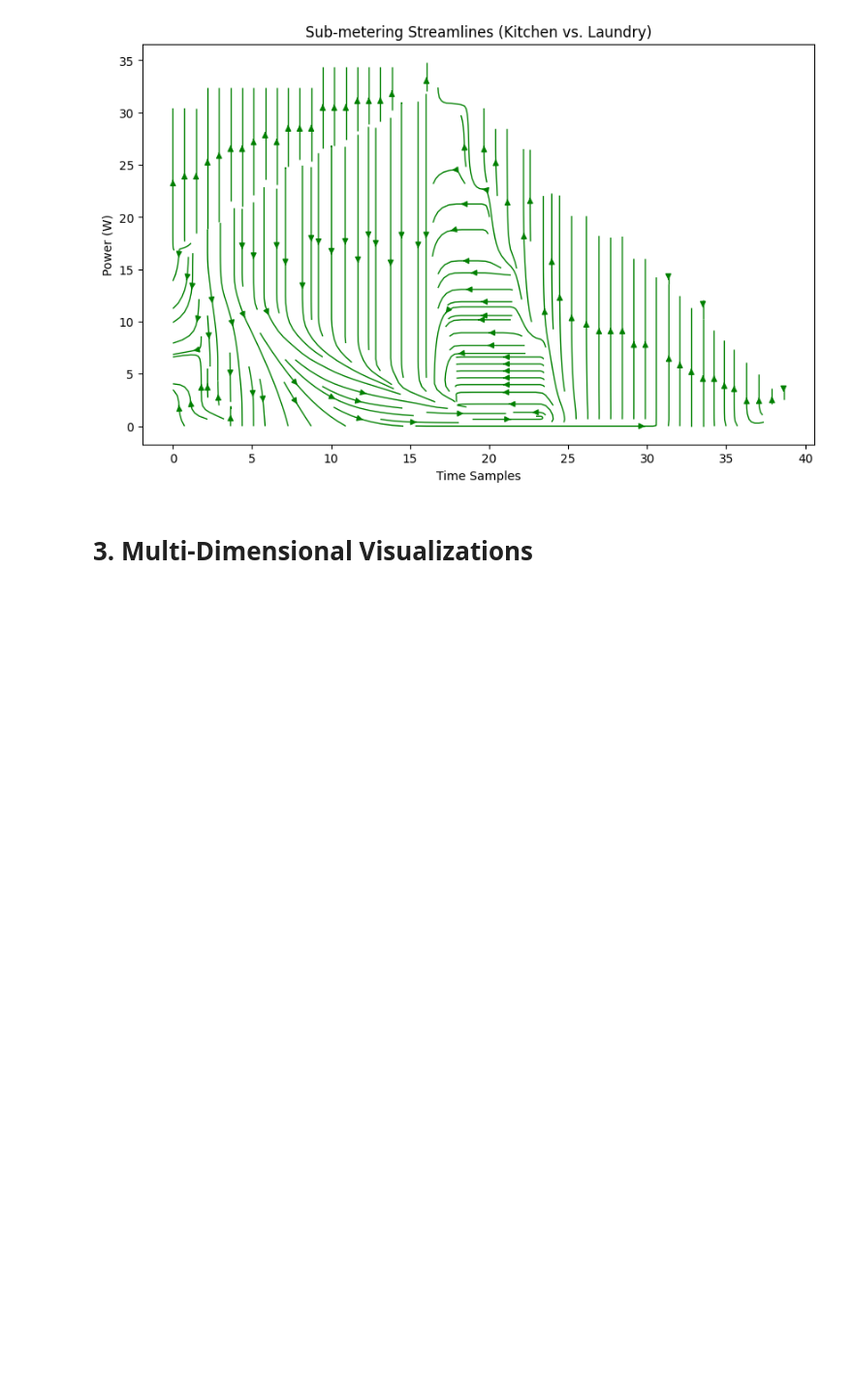
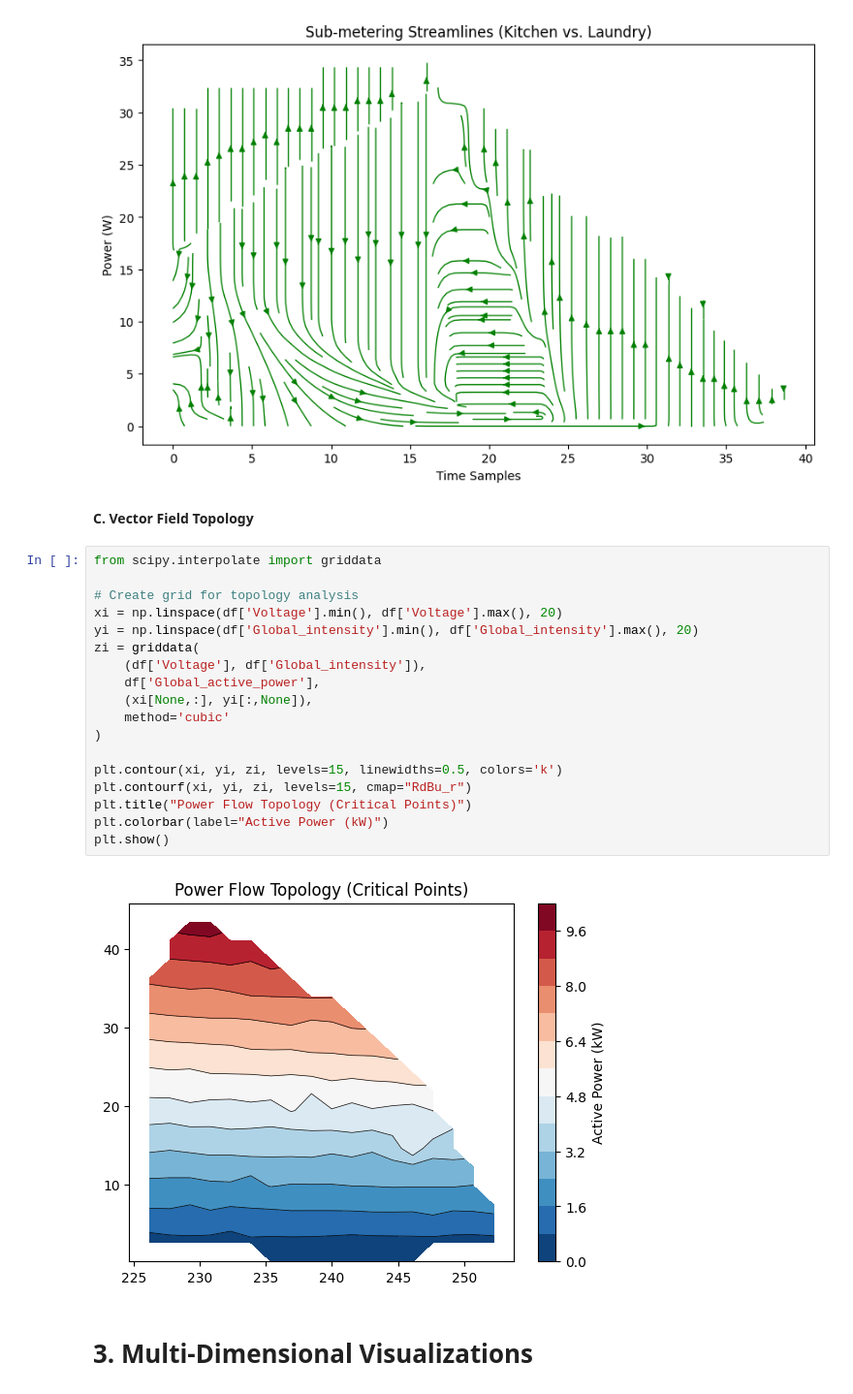
Before and after one commit to himanshkr03/Data-Visualization-Techniques, a Jupyter notebook: Data_Visualization_Techniques_Scalar,_Vector,_and_Multi_dimensional_Methods.ipynb, the cells around one changed output. Shown at 97% size. Drawn from its saved outputs; the diff is of its cells as text; blank space fills up the shorter version.

```diff
--- a/Data_Visualization_Techniques_Scalar,_Vector,_and_Multi_dimensional_Methods.ipynb
+++ b/Data_Visualization_Techniques_Scalar,_Vector,_and_Multi_dimensional_Methods.ipynb
@@ -169,6 +226,28 @@ plt.ylabel("Power (W)")
 plt.show()
 # %% [output]
 [figure]
+# %% [markdown]
+**C. Vector Field Topology**
+# %%
+from scipy.interpolate import griddata
+
+# Create grid for topology analysis
+xi = np.linspace(df['Voltage'].min(), df['Voltage'].max(), 20)
+yi = np.linspace(df['Global_intensity'].min(), df['Global_intensity'].max(), 20)
+zi = griddata(
+    (df['Voltage'], df['Global_intensity']),
+    df['Global_active_power'],
+    (xi[None,:], yi[:,None]),
+    method='cubic'
+)
+
+plt.contour(xi, yi, zi, levels=15, linewidths=0.5, colors='k')
+plt.contourf(xi, yi, zi, levels=15, cmap="RdBu_r")
+plt.title("Power Flow Topology (Critical Points)")
+plt.colorbar(label="Active Power (kW)")
+plt.show()
+# %% [output]
+[figure, added]
 # %% [markdown]
 # **3. Multi-Dimensional Visualizations**
 # %% [markdown]
```
Also changed, not shown: parts of 12 cells of this notebook.
